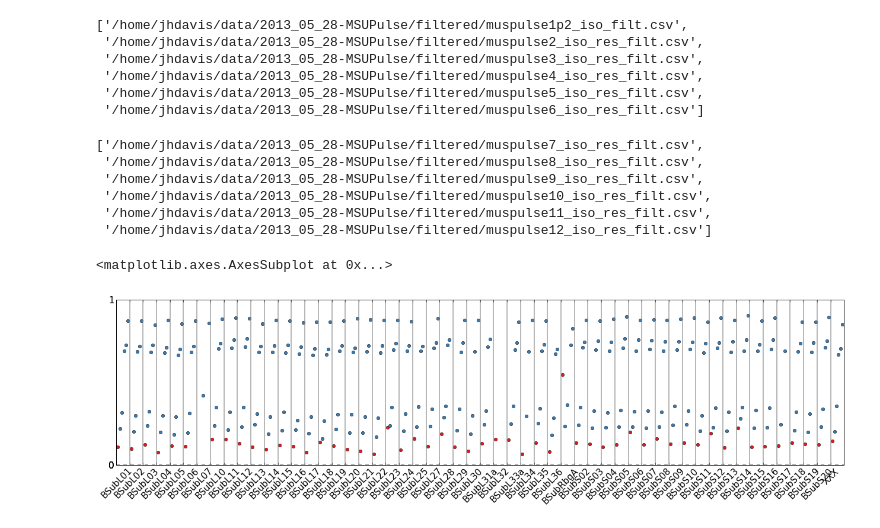
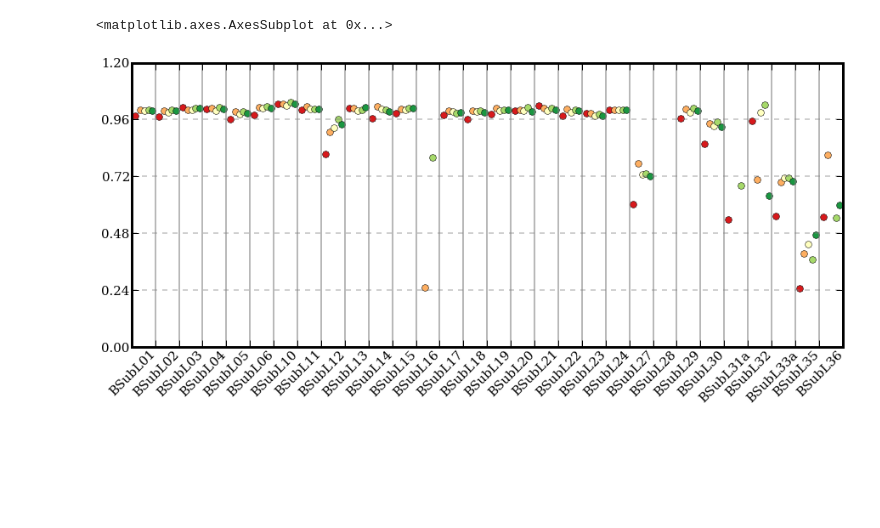
Before and after one commit to joeydavis/iPyNBs, a Jupyter notebook: PlayingWithBSubPulseSet.ipynb, the cells around one changed output. Cells and saved outputs as stored; diff of their text form; code cells hidden in the pictures; blank space fills up the shorter version.

Commit message:
tried to find median fracX

```diff
--- a/PlayingWithBSubPulseSet.ipynb
+++ b/PlayingWithBSubPulseSet.ipynb
@@ -8,39 +9,19 @@ import vizLib
 # %%
-path = '/home/jhdavis/data/2013_05_28-MSUPulse/filtered'
-files = glob.glob(path+'/*.csv')
+path = '/home/jhdavis/data/2013_05_28-MSUPulse2/13to20'
+files = glob.glob(path+'/*_filt_hand.csv')
 files.sort()
-num = ['AMP_L']
-den = ['AMP_U', 'AMP_L']
+num = ['AMP_L', 'AMP_U']
+den = ['AMP_U', 'AMP_L', 'AMP_S']
 offset=0.0
 markerSize=12
 color='#e31a1c'
 yMax = 1.5
+vizLib.setRcs(scale=12, legendScale=10)
+s50S = qMSDefs.subtilisLargeSubunit
+cs = qMSDefs.diverging
+figSize = (15, 6)
-# %%
-filessub1 = [files[11]]
-for i in files[-8:-3]:
-    filessub1.append(i)
-filessub1
-# %% [output]
-['/home/jhdavis/data/2013_05_28-MSUPulse/filtered/muspulse1p2_iso_filt.csv',
- '/home/jhdavis/data/2013_05_28-MSUPulse/filtered/muspulse2_iso_res_filt.csv',
- '/home/jhdavis/data/2013_05_28-MSUPulse/filtered/muspulse3_iso_res_filt.csv',
- '/home/jhdavis/data/2013_05_28-MSUPulse/filtered/muspulse4_iso_res_filt.csv',
- '/home/jhdavis/data/2013_05_28-MSUPulse/filtered/muspulse5_iso_res_filt.csv',
- '/home/jhdavis/data/2013_05_28-MSUPulse/filtered/muspulse6_iso_res_filt.csv']
-# %%
-filessub2 = [files[-3], files[-2], files[-1]]
-for i in files[:3]:
-    filessub2.append(i)
-filessub2
-# %% [output]
-['/home/jhdavis/data/2013_05_28-MSUPulse/filtered/muspulse7_iso_res_filt.csv',
- '/home/jhdavis/data/2013_05_28-MSUPulse/filtered/muspulse8_iso_res_filt.csv',
- '/home/jhdavis/data/2013_05_28-MSUPulse/filtered/muspulse9_iso_res_filt.csv',
- '/home/jhdavis/data/2013_05_28-MSUPulse/filtered/muspulse10_iso_res_filt.csv',
- '/home/jhdavis/data/2013_05_28-MSUPulse/filtered/muspulse11_iso_res_filt.csv',
- '/home/jhdavis/data/2013_05_28-MSUPulse/filtered/muspulse12_iso_res_filt.csv']
 # %%
-vizLib.makePlotWithFileList(filessub2, num, den, AllProteins=None, proteinToNormalizeTo=None, yMax=1, median=True)
+vizLib.makePlotWithFileList(files, num, den, AllProteins=s50S, normProtein='BSubL24', yMax=1.2, colors=cs, median=True, figSize=figSize)
 # %% [output]
 <matplotlib.axes.AxesSubplot at 0x...>
-[figure, old version]
+[figure, new version]
```
Also changed, not shown: parts of 6 cells of this notebook.
